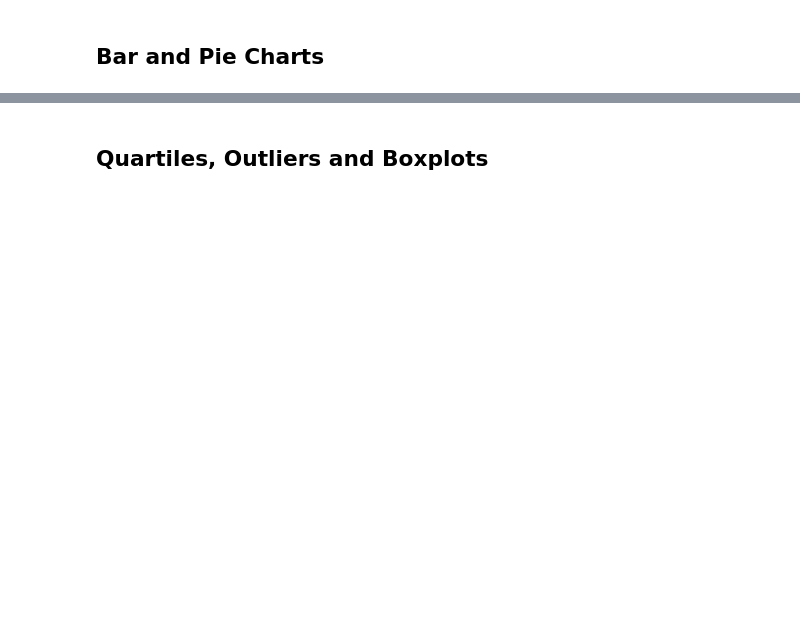
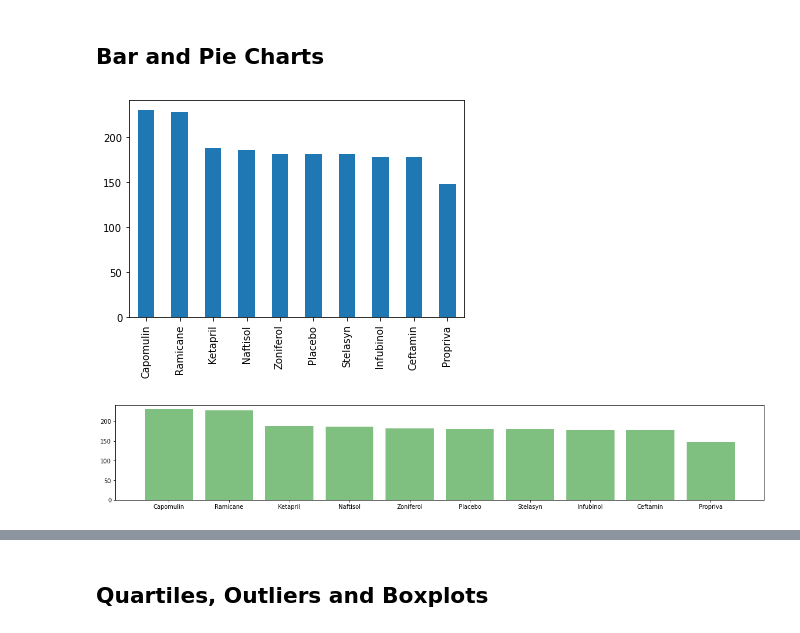
Before and after one commit to Trumane12311/matplotlib-challenge, a Jupyter notebook: Pymaceuticals/pymaceuticals_starter.ipynb, the cells around one changed output, grey strips where cells are left out. Saved outputs shown, nothing was run; the diff lists cells and outputs as text; code cells hidden in the pictures; blank space fills up the shorter version.

```diff
--- a/Pymaceuticals/pymaceuticals_starter.ipynb
+++ b/Pymaceuticals/pymaceuticals_starter.ipynb
@@ -162,7 +149,19 @@ drug_group_df = drug_group_df.rename(index={0: 'Capomulin' ,1: 'Ceftamin', 2: 'I
 ## Bar and Pie Charts
 # %%
 # Generate a bar plot showing the total number of measurements taken on each drug regimen using pandas.
+mouse_count = clean_mouse_study_df['Drug Regimen'].value_counts()
+
+
+mouse_count.plot(kind="bar")
+plt.show()
+# %% [output]
+[figure, added]
 # %%
 # Generate a bar plot showing the total number of measurements taken on each drug regimen using pyplot.
+plt.figure(figsize=(20,3))
+plt.bar(mouse_count.index.values, mouse_count.values, color='g', alpha=0.5, align="center")
+plt.show()
+# %% [output]
+[figure, added]
 # %%
 # Generate a pie plot showing the distribution of female versus male mice using pandas
```
Also changed, not shown: parts of 19 cells of this notebook.
